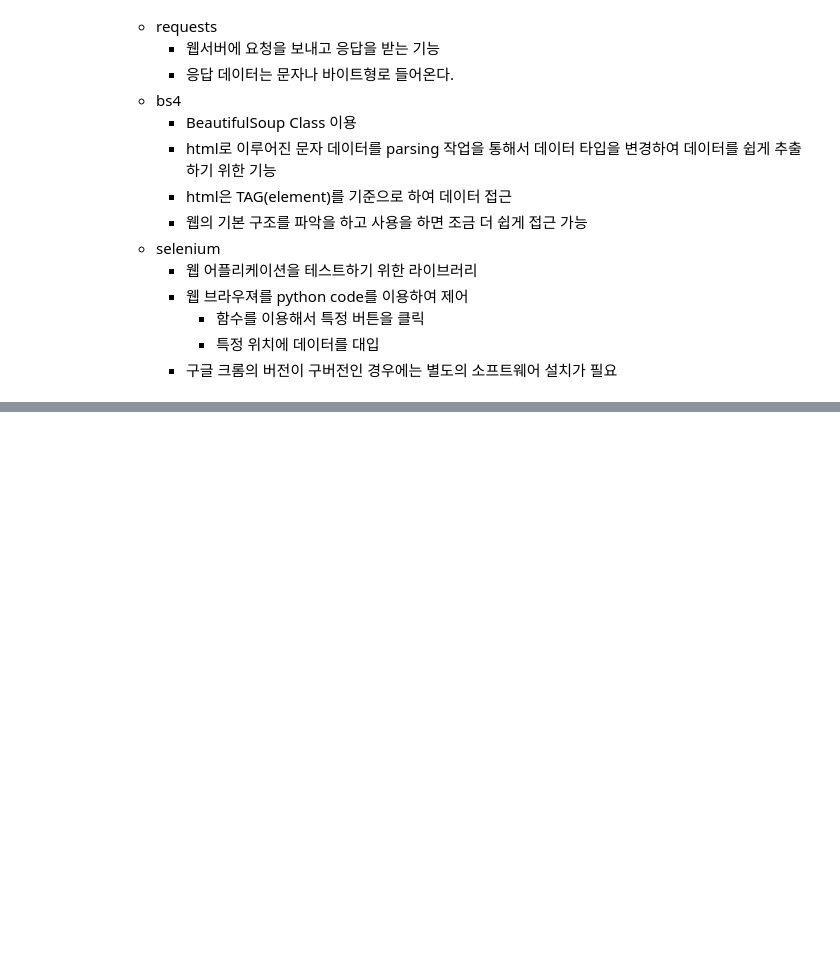
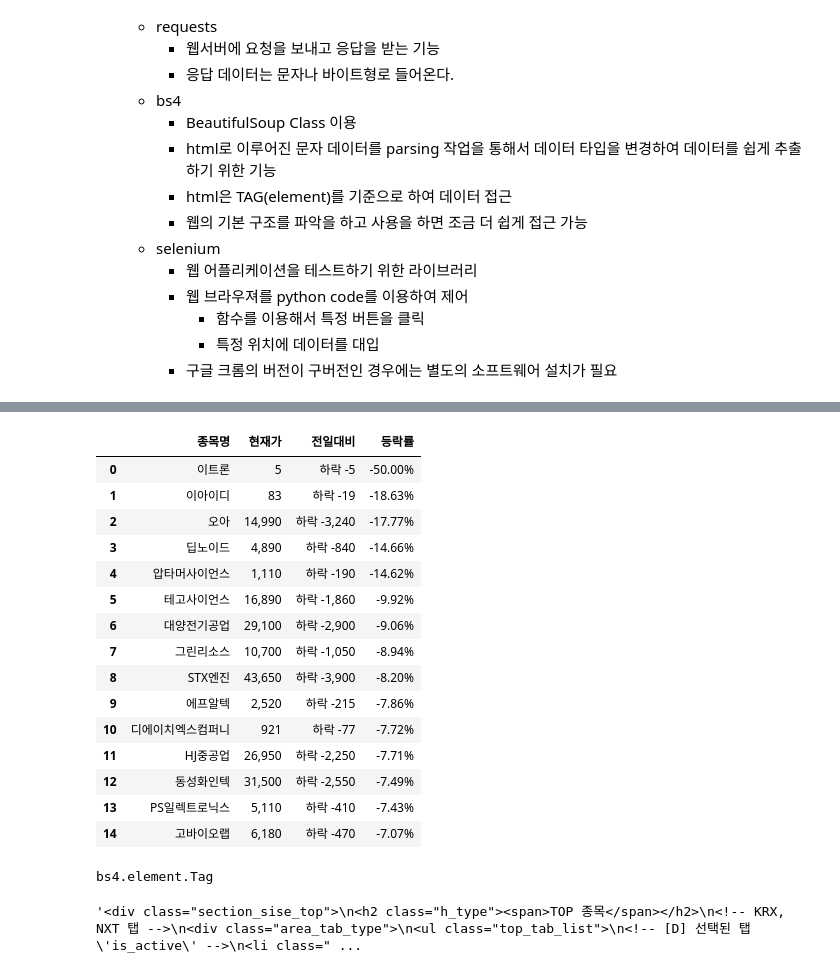
Before and after one commit to bsmoon-86/multicam_2025, a Jupyter notebook: 250909/01_crawlling.ipynb, the cells around one changed output, grey strips where cells are left out. Saved outputs shown, nothing was run; the diff lists cells and outputs as text; code cells hidden in the pictures; blank space fills up the shorter version.

```diff
--- a/250909/01_crawlling.ipynb
+++ b/250909/01_crawlling.ipynb
@@ -55,0 +217,27 @@ from bs4 import BeautifulSoup as bs
+# %%
+df5
+# %% [output]
+|  | 종목명 | 현재가 | 전일대비 | 등락률 |
+| 0 | 이트론 | 5 | 하락 -5 | -50.00% |
+| 1 | 이아이디 | 83 | 하락 -19 | -18.63% |
+| 2 | 오아 | 14,990 | 하락 -3,240 | -17.77% |
+| 3 | 딥노이드 | 4,890 | 하락 -840 | -14.66% |
+| 4 | 압타머사이언스 | 1,110 | 하락 -190 | -14.62% |
+| 5 | 테고사이언스 | 16,890 | 하락 -1,860 | -9.92% |
+| 6 | 대양전기공업 | 29,100 | 하락 -2,900 | -9.06% |
+| 7 | 그린리소스 | 10,700 | 하락 -1,050 | -8.94% |
+| 8 | STX엔진 | 43,650 | 하락 -3,900 | -8.20% |
+| 9 | 에프알텍 | 2,520 | 하락 -215 | -7.86% |
+| 10 | 디에이치엑스컴퍼니 | 921 | 하락 -77 | -7.72% |
+| 11 | HJ중공업 | 26,950 | 하락 -2,250 | -7.71% |
+| 12 | 동성화인텍 | 31,500 | 하락 -2,550 | -7.49% |
+| 13 | PS일렉트로닉스 | 5,110 | 하락 -410 | -7.43% |
+| 14 | 고바이오랩 | 6,180 | 하락 -470 | -7.07% |
+# %%
+type(div_data)
+# %% [output]
+bs4.element.Tag
+# %%
+str(div_data)
+# %% [output]
+'<div class="section_sise_top">\n<h2 class="h_type"><span>TOP 종목</span></h2>\n<!-- KRX, NXT 탭 -->\n<div class="area_tab_type">\n<ul class="top_tab_list">\n<!-- [D] 선택된 탭 \'is_active\' -->\n<li class=" ...
```
Also changed, not shown: parts of 47 cells of this notebook, 10 other files.
